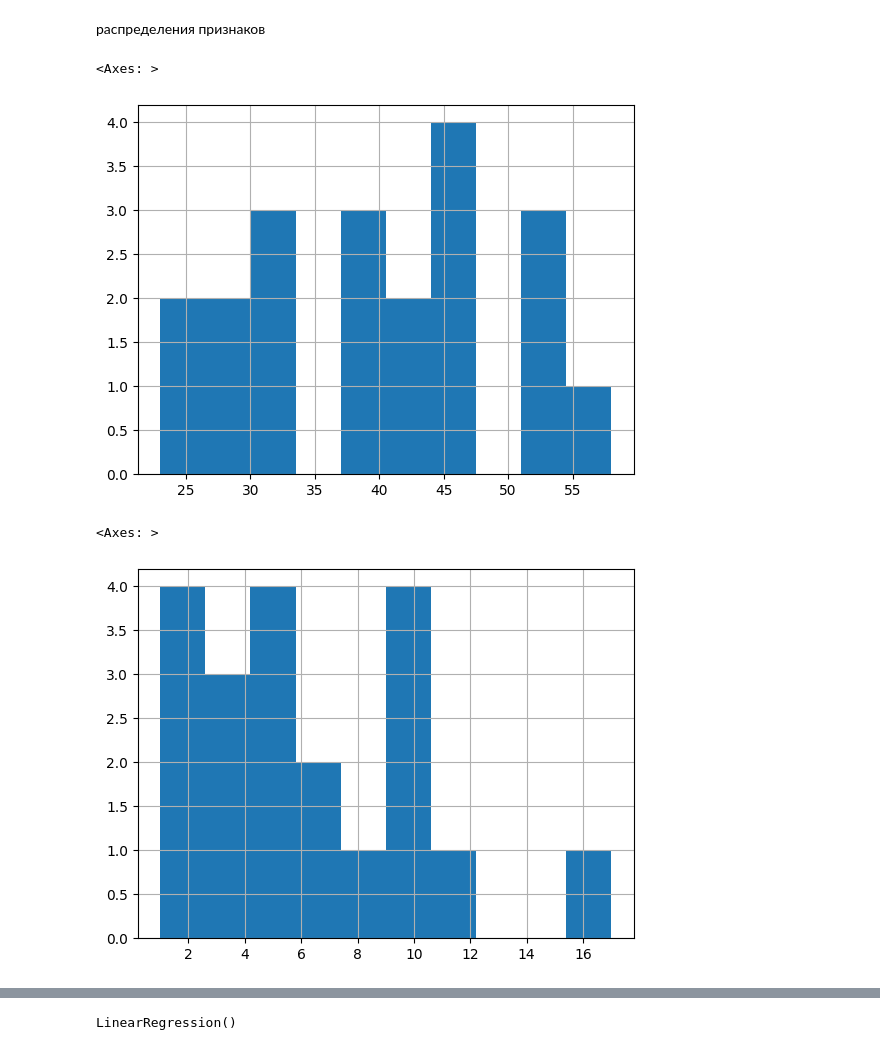
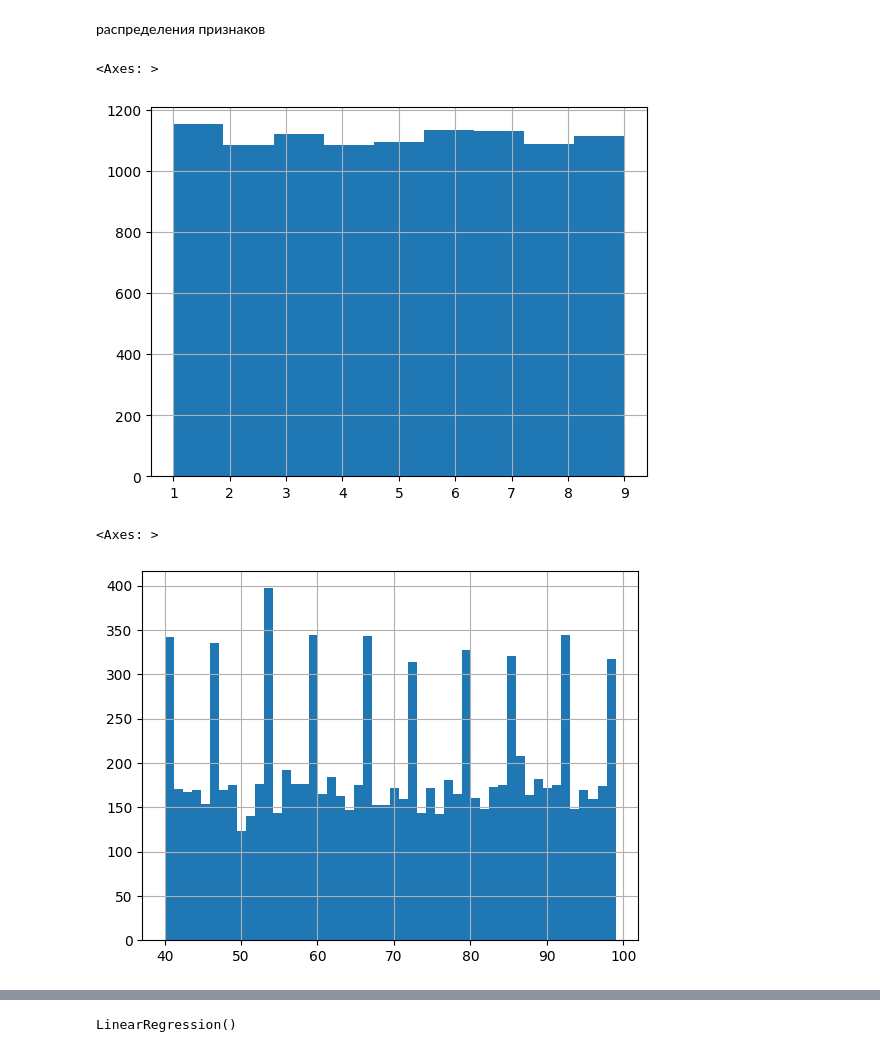
Before and after one commit to bakshva/resum, a Jupyter notebook: linear_regression/main.ipynb, the cells around one changed output, grey strips where cells are left out. Cells and saved outputs as stored; diff of their text form; code cells hidden in the pictures.

```diff
--- a/linear_regression/main.ipynb
+++ b/linear_regression/main.ipynb
@@ -34,12 +30,12 @@ ds
 # %% [markdown]
 распределения признаков
 # %%
-ds['age'].hist(bins=10)
+ds['Hours Studied'].hist(bins=9)
 # %% [output]
 <Axes: >
-[figure, old version]
+[figure, new version]
 # %%
-ds['experience'].hist(bins=10)
+ds['Previous Scores'].hist(bins=50)
 # %% [output]
 <Axes: >
-[figure, old version]
+[figure, new version]
```
Also changed, not shown: parts of 18 cells of this notebook, 2 other files.
